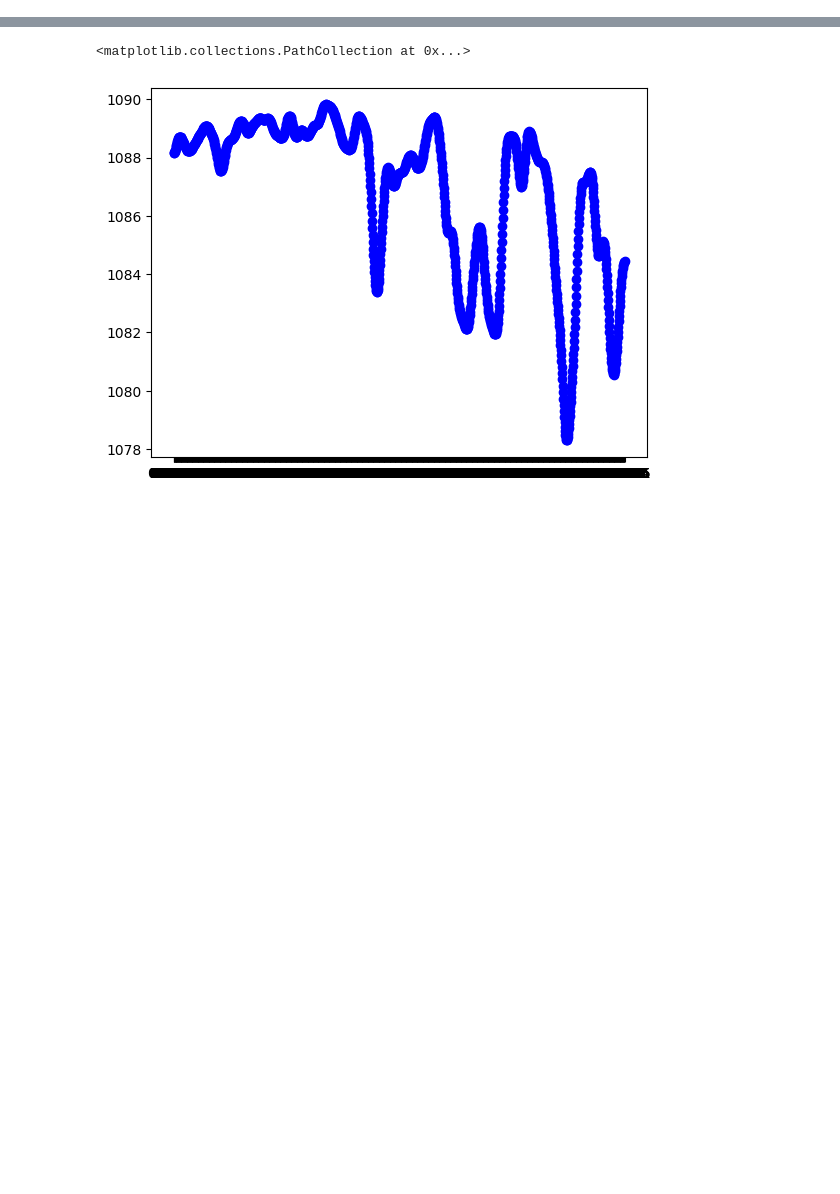
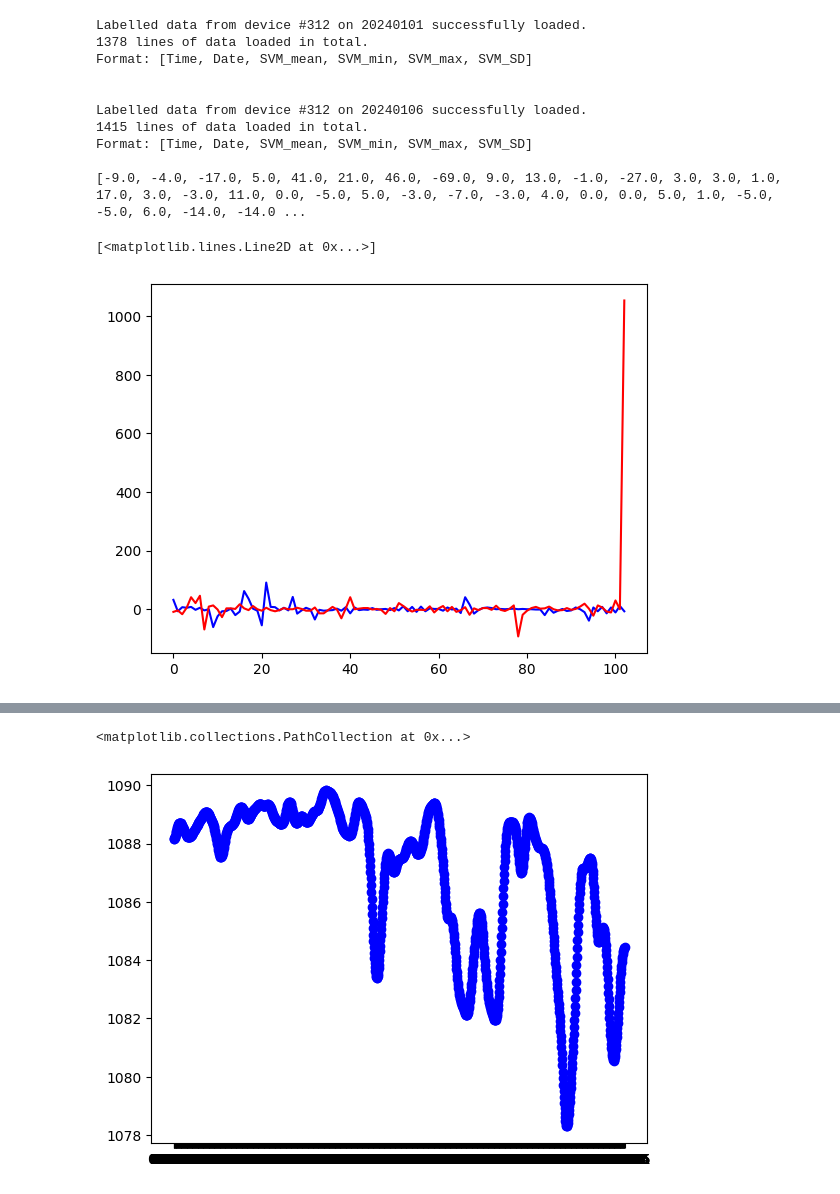
Before and after one commit to chron1kle/routes, a Jupyter notebook: visualization.ipynb, the cells around one changed output, grey strips where cells are left out. Drawn from its saved outputs; the diff is of its cells as text; code cells hidden in the pictures; blank space fills up the shorter version.

```diff
--- a/visualization.ipynb
+++ b/visualization.ipynb
@@ -0,0 +34,29 @@
+# %%
+d1 = sqllib.loadLabelledData('312', '20240101')
+d2 = sqllib.loadLabelledData('312', '20240106')
+l1 = [x[2] for x in d1 if x[-1] == 1]
+l2 = [x[2] for x in d2 if x[-1] == 1]
+for i in range(0, len(l1)-1):
+    l1[i] = l1[i + 1] - l1[i]
+for i in range(0, len(l2)-1):
+    l2[i] = l2[i + 1] - l2[i]
+l1.remove(l1[-1])
+l2.remove(l2[-1])
+
+l = min(len(l1), len(l2))
+print(l2)
+plt.plot(range(0, l), l1[:l], color='blue', label='Line 1')
+plt.plot(range(0, l), l2[:l], color='red', label='Line 2')
+# %% [output]
+Labelled data from device #312 on 20240101 successfully loaded.
+1378 lines of data loaded in total.
+Format: [Time, Date, SVM_mean, SVM_min, SVM_max, SVM_SD]
+
+
+Labelled data from device #312 on 20240106 successfully loaded.
+1415 lines of data loaded in total.
+Format: [Time, Date, SVM_mean, SVM_min, SVM_max, SVM_SD]
+
+[-9.0, -4.0, -17.0, 5.0, 41.0, 21.0, 46.0, -69.0, 9.0, 13.0, -1.0, -27.0, 3.0, 3.0, 1.0, 17.0, 3.0, -3.0, 11.0, 0.0, -5.0, 5.0, -3.0, -7.0, -3.0, 4.0, 0.0, 0.0, 5.0, 1.0, -5.0, -5.0, 6.0, -14.0, -14.0 ...
+[<matplotlib.lines.Line2D at 0x...>]
+[figure, added]
```
Also changed, not shown: parts of 11 cells of this notebook, 10 other files.
